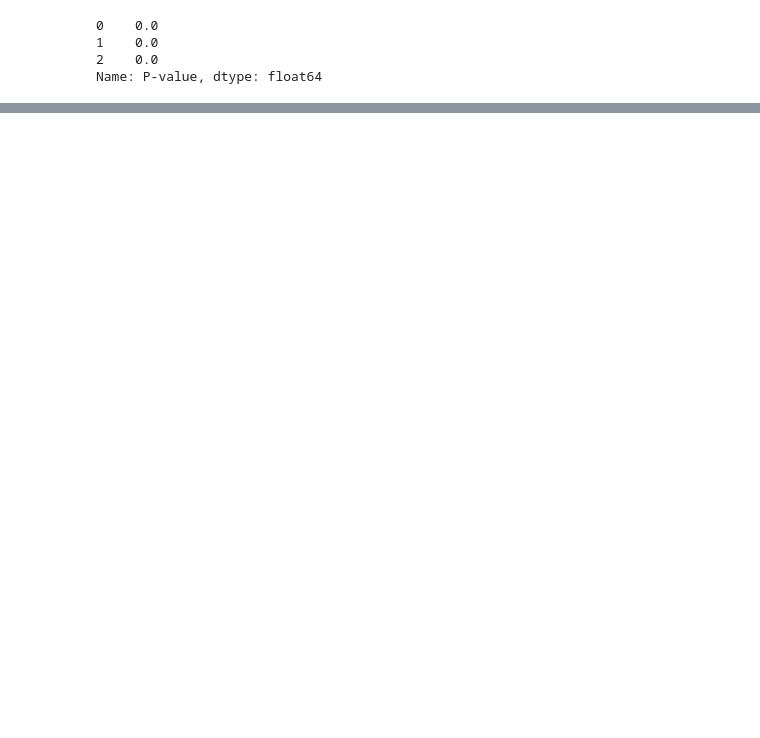
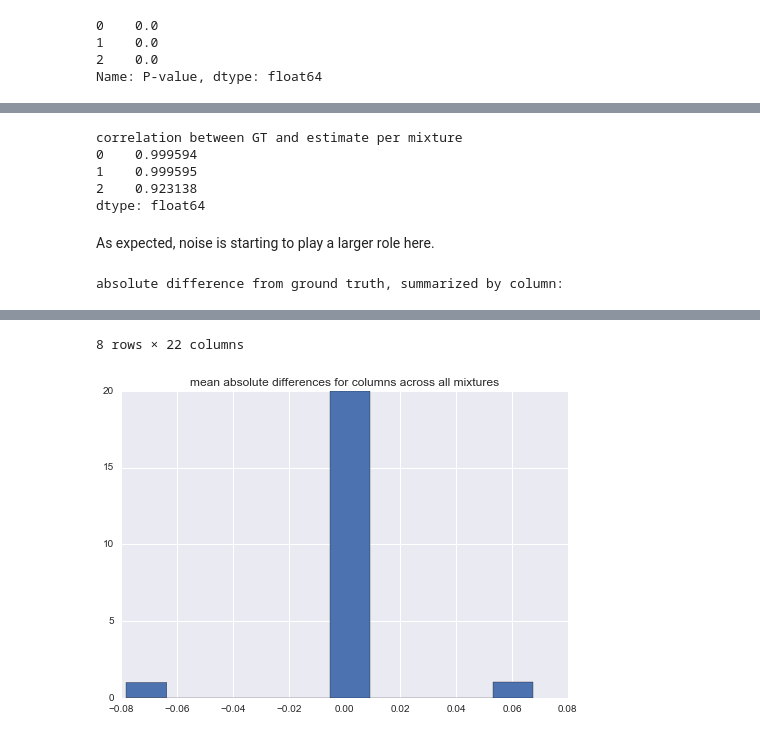
Before and after one commit to hammerlab/immune-infiltrate-explorations, a Jupyter notebook: Evaluating the deconvolution once we have a basis matrix.ipynb, the cells around one changed output, grey strips where cells are left out. Drawn from its saved outputs; the diff is of its cells as text; code cells hidden in the pictures; blank space fills up the shorter version.

```diff
--- a/Evaluating the deconvolution once we have a basis matrix.ipynb
+++ b/Evaluating the deconvolution once we have a basis matrix.ipynb
@@ -856,0 +990,10 @@ Name: P-value, dtype: float64
+# %%
+results3 = """
+Column	B cells naive	B cells memory	Plasma cells	T cells CD8	T cells CD4 naive	T cells CD4 memory resting	T cells CD4 memory activated	T cells follicular helper	T cells regulatory (Tregs)	T cells gamma delta	NK cells resting	NK cells activated	Monocytes	Macrophages M0	Macrophages M1	Macrophages M2	Dendritic cells resting	Dendritic cells activated	Mast cells resting	Mast cells activated	Eosinophils	Neutrophils	P-value	Pearson Correlation	RMSE
+0	0.4855436441419081	0.512664304230103	2.6873103027669222E-5	0	3.4022083095288074E-4	0	2.7245938768042327E-5	0	4.088199337442591E-5	7.847672137320822E-5	0	6.135322584984155E-5	6.355109956765905E-5	0	1.3511014952751802E-4	5.821182102883438E-5	3.452052002803214E-4	0	0	4.966150585037233E-4	8.67020127513877E-5	3.1604472983323214E-5	0.0	0.9998263017895128	0.04310866871362415
+1	0.4853551944692449	0.5124056724659829	0	1.9952893114190705E-4	2.6419196159269506E-4	0	0	5.459056571635581E-5	9.719404382684625E-5	3.5684760700118144E-5	0	9.025447199939807E-5	3.403142441834794E-5	0	1.3030285497406195E-4	0	3.422355665369669E-4	0	0	6.987291035511159E-4	2.2060276199766142E-4	6.367429866037772E-5	0.0	0.999826321255109	0.04345197192212509
+2	0.2940098688850138	0.677900116042679	0.019695224193459572	4.5631657883830895E-4	0.0027524268519758394	0	5.615366945245895E-4	0	1.3219414118504125E-4	8.6067734251083E-4	0	1.6554826741339135E-4	4.1714063365941886E-4	0	2.1060647210696068E-4	0	9.417076839644543E-4	0	0	5.757408505787804E-4	0.0011184388895374513	2.0245647255261285E-4	0.0	0.9975048135650295	0.09138868575850458
+"""
+# %%
+results3 = pd.read_csv(StringIO(results3), sep='\t')
+results3.head()
@@ -856,0 +1006,5 @@ Name: P-value, dtype: float64
+# %%
+del results3['Unnamed: 26']
+results3_dat = results3[results3.columns[1:-3]]
+print results3.shape, results3_dat.shape
+results3_dat.head()
@@ -856,0 +1018,4 @@ Name: P-value, dtype: float64
+# %%
+hard_ref_weights = pd.DataFrame(np.zeros(results3_dat.shape),columns=results3_dat.columns)
+hard_ref_weights.loc[:,hard_cols] = weights
+hard_ref_weights
@@ -856,0 +1028,18 @@ Name: P-value, dtype: float64
+# %%
+print 'correlation between GT and estimate per mixture'
+print results3_dat.corrwith(hard_ref_weights, axis=1)
+# %% [output]
+correlation between GT and estimate per mixture
+0    0.999594
+1    0.999595
+2    0.923138
+dtype: float64
+# %% [markdown]
+As expected, noise is starting to play a larger role here.
+# %%
+print 'absolute difference from ground truth, summarized by column:'
+(results3_dat - hard_ref_weights).describe().loc['mean'].hist()
+plt.title('mean absolute differences for columns across all mixtures')
+(results3_dat - hard_ref_weights).describe()
+# %% [output]
+absolute difference from ground truth, summarized by column:
@@ -856,0 +1055,2 @@ Name: P-value, dtype: float64
+8 rows × 22 columns
+[figure, added]
```
Also changed, not shown: parts of 61 cells of this notebook, 4 other files.
